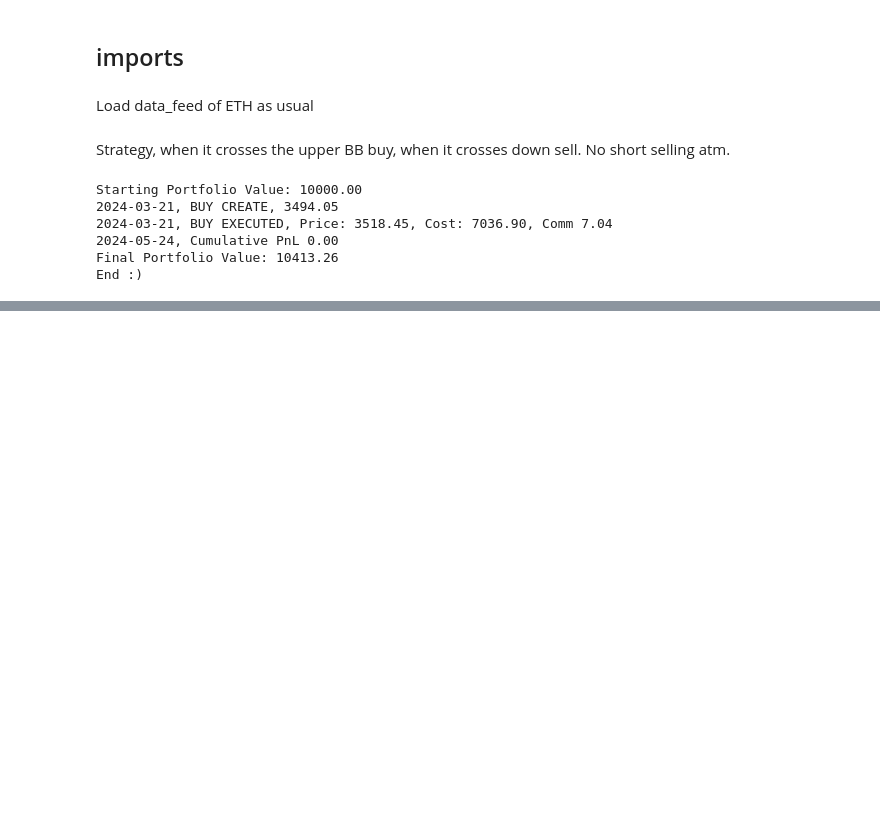
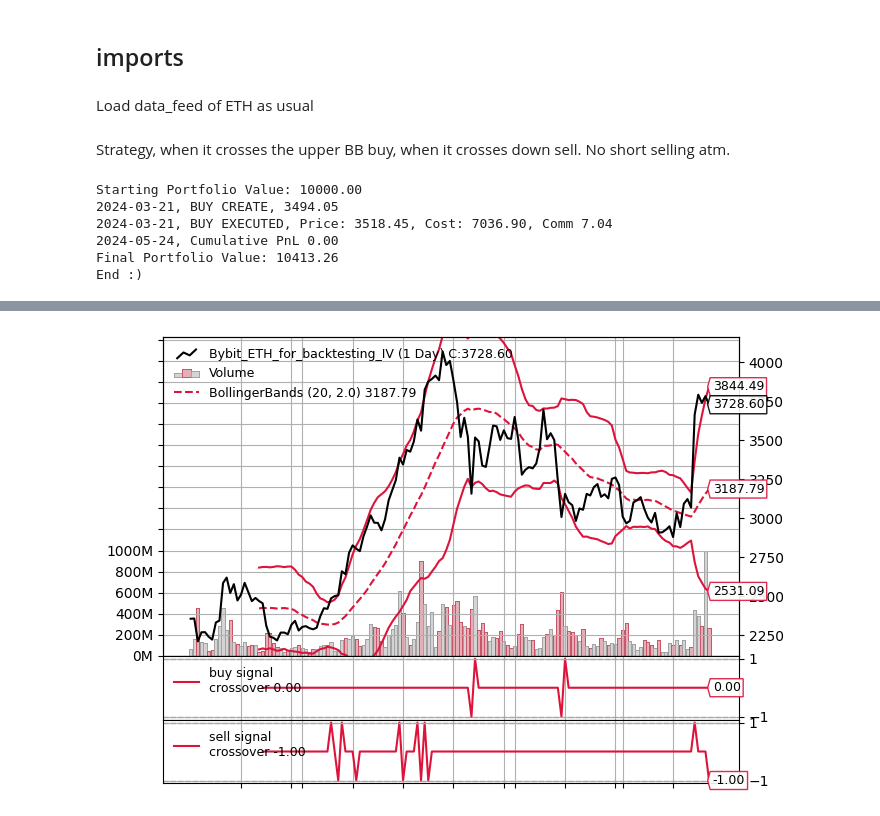
Before and after one commit to Gruntrexpewrus/TradersPlayground, a Jupyter notebook: Python4Finance/Backtesting_BB_ETH.ipynb, the cells around one changed output, grey strips where cells are left out. Cells and saved outputs as stored; diff of their text form; code cells hidden in the pictures; blank space fills up the shorter version.

```diff
--- a/Python4Finance/Backtesting_BB_ETH.ipynb
+++ b/Python4Finance/Backtesting_BB_ETH.ipynb
@@ -141,7 +141,7 @@ class BollingerBands_simple_Strategy(bt.Strategy):
         #self.log("SMA period %d" % self.params.maperiod, doprint=True)
         self.log('Cumulative PnL %.2f' % self.cumulative_pnl,  doprint=True)
 # %%
-cerebro = bt.Cerebro(cheat_on_open = True) #(stdstats = False)this disables the 3 observers for the trades
+cerebro = bt.Cerebro(stdstats = False, cheat_on_open = True) #(stdstats = False)this disables the 3 observers for the trades
 # Add a strategy
 cerebro.addstrategy(BollingerBands_simple_Strategy, period = 20, dev = 2.0)
 
@@ -173,8 +173,8 @@ End :)
 %matplotlib inline
 # %%
 # Plotting
-
-fig = cerebro.plot(iplot=True)[0][0]
+%matplotlib inline
+fig = cerebro.plot(iplot=False)[0][0]
 
 # Customize the x-axis date format
 locator = AutoDateLocator()
@@ -193,0 +192 @@ plt.show()
+[figure, added]
```
Also changed, not shown: parts of 1 cell of this notebook, 3 other files.
